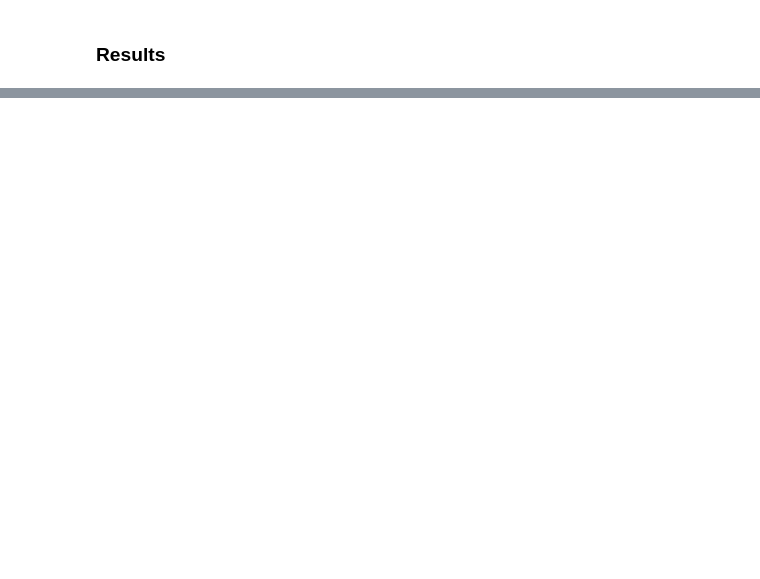
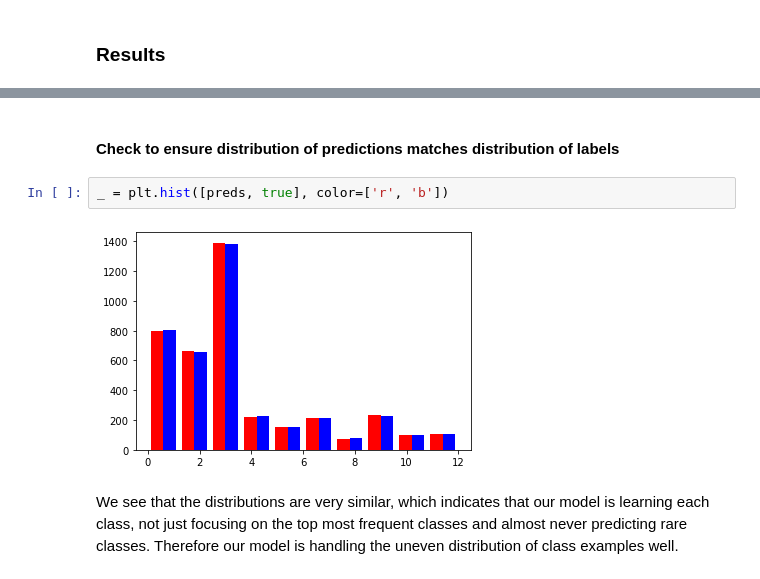
Before and after one commit to jlaframboise/ProductClassification, a Jupyter notebook: Part2_ImageTextClassifier.ipynb, the cells around one changed output, grey strips where cells are left out. Drawn from its saved outputs; the diff is of its cells as text; blank space fills up the shorter version.

```diff
--- a/FullClassifier.ipynb
+++ b/Part2_ImageTextClassifier.ipynb
@@ -324,0 +343,9 @@ with open("combined_model_98acc_history", 'wb') as hist_out:
+# %% [markdown]
+#### Check to ensure distribution of predictions matches distribution of labels
+# %%
+_ = plt.hist([preds, true], color=['r', 'b'])
+# %% [output]
+[figure, added]
+# %% [markdown]
+We see that the distributions are very similar, which indicates that our model is learning each class, not just focusing on the top most frequent classes and almost never predicting rare classes.
+Therefore our model is handling the uneven distribution of class examples well.
```
Also changed, not shown: parts of 13 cells of this notebook, 2 other files.
